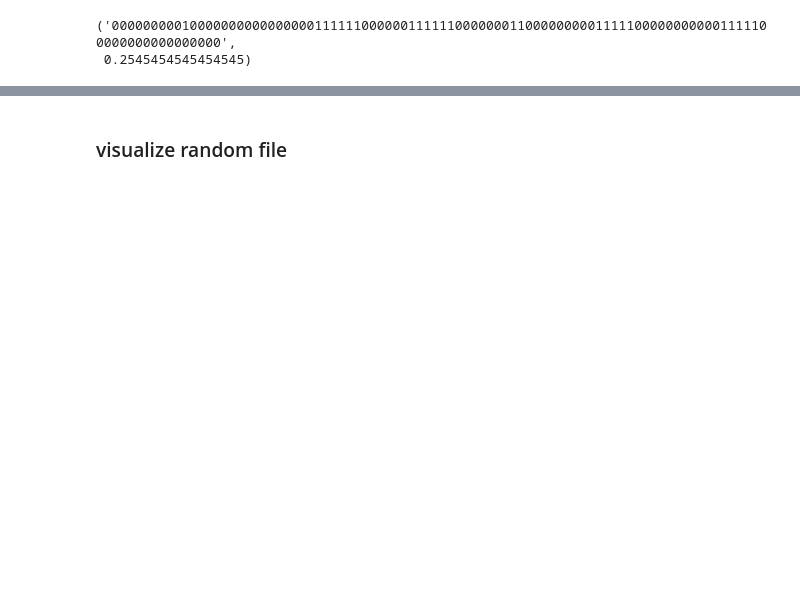
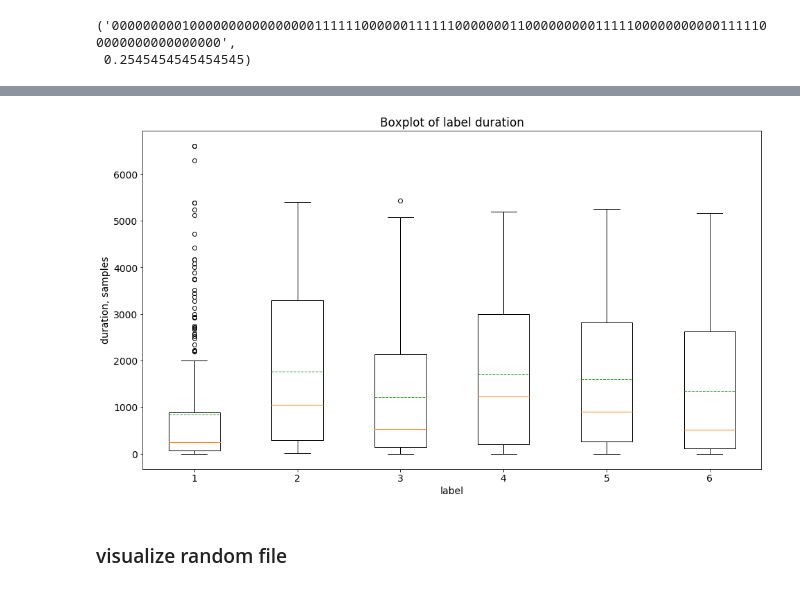
Before and after one commit to kryack/EmoRecognize, a Jupyter notebook: DataReview.ipynb, the cells around one changed output, grey strips where cells are left out. Saved outputs shown, nothing was run; the diff lists cells and outputs as text; code cells hidden in the pictures; blank space fills up the shorter version.

```diff
--- a/DataReview.ipynb
+++ b/DataReview.ipynb
@@ -97,5 +101,0 @@ pathaudio
-# %%
-for file in list_audio:
-    sum_path = pathaudio + file
-    data = pd.read_csv(sum_path)
-    print(data.shape)
@@ -219,2 +195,15 @@ for file in list_labels:
+# %%
+fig, ax = plt.subplots(figsize=(16,9))
+plt.rcParams.update({'font.size': 14})
+
+bplot1 = plt.boxplot(time_label.values(), notch = False, showmeans = True, meanline = True)
+
+ax.set_title('Boxplot of label duration')
+plt.xlabel('label')
+plt.ylabel('duration, samples')
+
+plt.show()
+# %% [output]
+[figure, added]
 # %% [markdown]
 ### visualize random file
```
Also changed, not shown: parts of 35 cells of this notebook.
